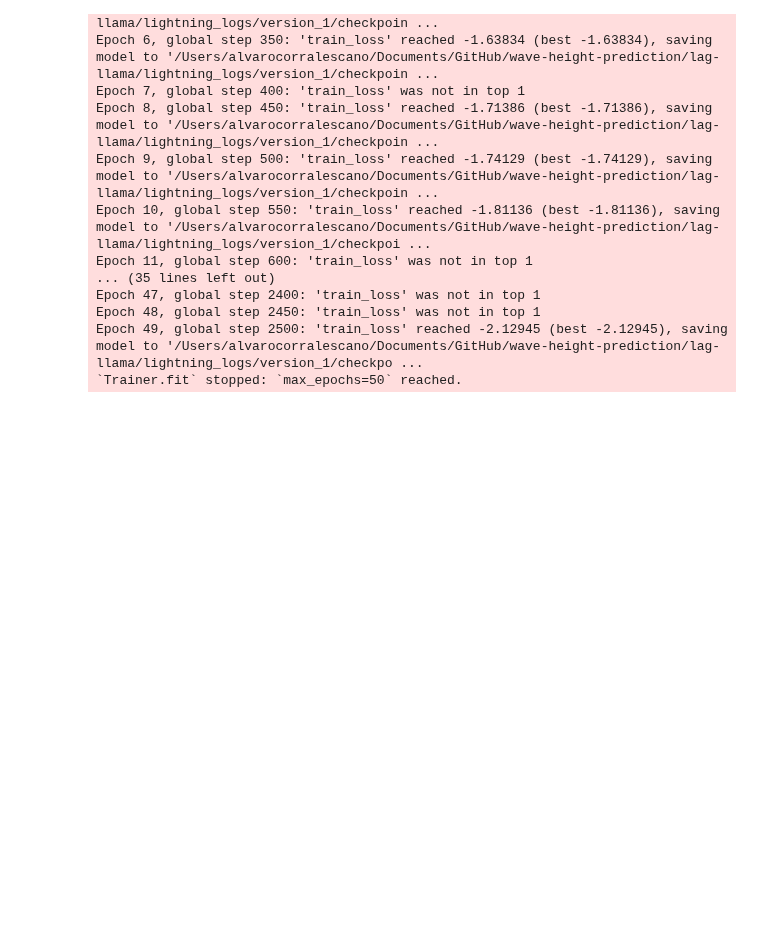
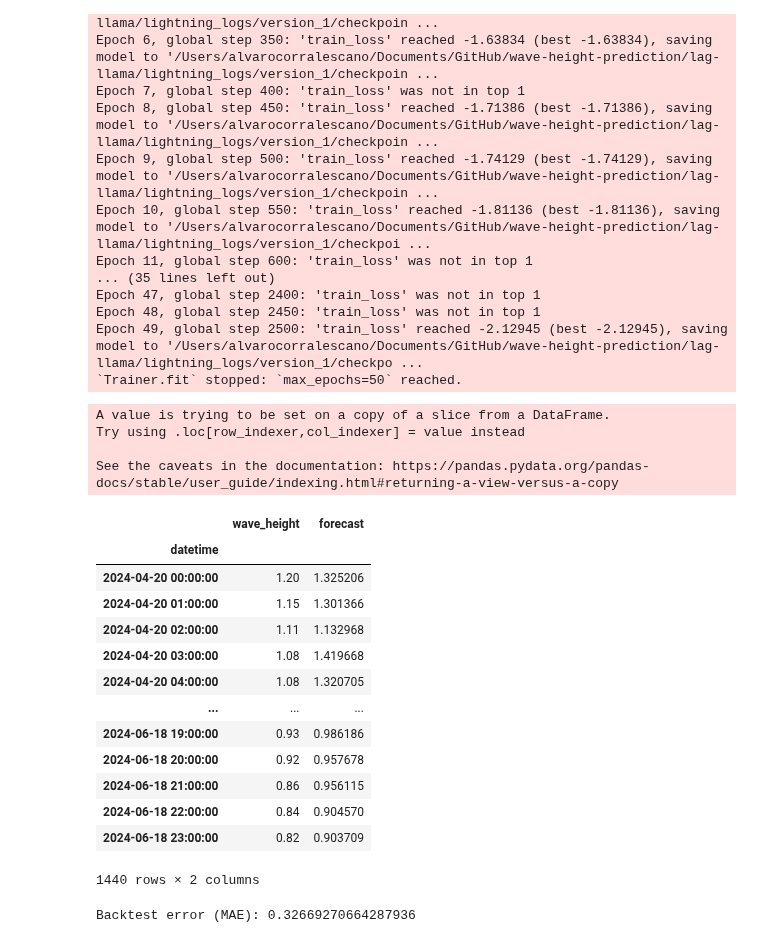
Before and after one commit to AlvaroCorrales/wave-height-prediction, a Jupyter notebook: Lag Llama model ESP.ipynb, the cells around one changed output. Drawn from its saved outputs; the diff is of its cells as text; code cells hidden in the pictures; blank space fills up the shorter version.

```diff
--- a/Lag Llama model ESP.ipynb
+++ b/Lag Llama model ESP.ipynb
@@ -344,0 +373,22 @@ tss = list(tqdm(ts_it, total=len(dataset), desc="Ground truth"))
+# %%
+df_test['forecast'] = all_point_forecasts
+df_test
+# %% [output]
+A value is trying to be set on a copy of a slice from a DataFrame.
+Try using .loc[row_indexer,col_indexer] = value instead
+
+See the caveats in the documentation: https://pandas.pydata.org/pandas-docs/stable/user_guide/indexing.html#returning-a-view-versus-a-copy
+|  | wave_height | forecast |
+| datetime |  |  |
+| 2024-04-20 00:00:00 | 1.20 | 1.325206 |
+| 2024-04-20 01:00:00 | 1.15 | 1.301366 |
+| 2024-04-20 02:00:00 | 1.11 | 1.132968 |
+| 2024-04-20 03:00:00 | 1.08 | 1.419668 |
+| 2024-04-20 04:00:00 | 1.08 | 1.320705 |
+| ... | ... | ... |
+| 2024-06-18 19:00:00 | 0.93 | 0.986186 |
+| 2024-06-18 20:00:00 | 0.92 | 0.957678 |
+| 2024-06-18 21:00:00 | 0.86 | 0.956115 |
+| 2024-06-18 22:00:00 | 0.84 | 0.904570 |
+| 2024-06-18 23:00:00 | 0.82 | 0.903709 |
+1440 rows × 2 columns
@@ -344,0 +420,5 @@ tss = list(tqdm(ts_it, total=len(dataset), desc="Ground truth"))
+# %%
+metric = mean_absolute_error(df_test['wave_height'], df_test['forecast'])
+print(f"Backtest error (MAE): {metric}")
+# %% [output]
+Backtest error (MAE): 0.32669270664287936
```
Also changed, not shown: parts of 8 cells of this notebook.
